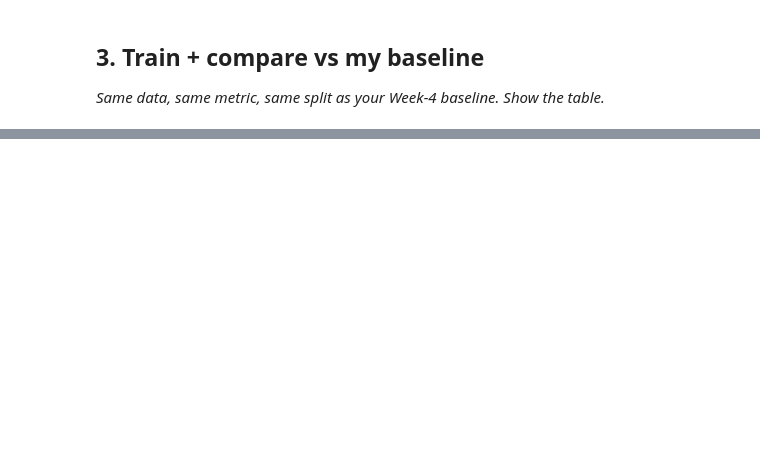
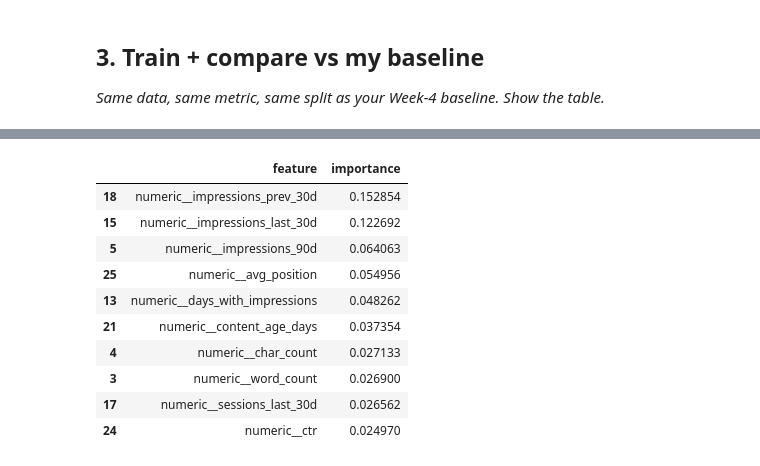
Before and after one commit to Dilip-Git18/flyrank-ml-internship, a Jupyter notebook: work/notebooks/w05_model.ipynb, the cells around one changed output, grey strips where cells are left out. Cells and saved outputs as stored; diff of their text form; code cells hidden in the pictures; blank space fills up the shorter version.

```diff
--- a/work/notebooks/w05_model.ipynb
+++ b/work/notebooks/w05_model.ipynb
@@ -24,0 +481,51 @@ This skeleton is yours to fill. Work the sections **in order** — each one has
+# %%
+# Extract trained Random Forest model
+
+rf = rf_model.named_steps["model"]
+
+
+# Get feature names after preprocessing
+
+feature_names = (
+    rf_model
+    .named_steps["preprocessor"]
+    .get_feature_names_out()
+)
+
+
+# Create importance dataframe
+
+feature_importance = pd.DataFrame(
+    {
+        "feature": feature_names,
+        "importance": rf.feature_importances_
+    }
+)
+
+
+# Sort by importance
+
+feature_importance = (
+    feature_importance
+    .sort_values(
+        by="importance",
+        ascending=False
+    )
+)
+
+
+# Show top 10 features
+
+feature_importance.head(10)
+# %% [output]
+|  | feature | importance |
+| 18 | numeric__impressions_prev_30d | 0.152854 |
+| 15 | numeric__impressions_last_30d | 0.122692 |
+| 5 | numeric__impressions_90d | 0.064063 |
+| 25 | numeric__avg_position | 0.054956 |
+| 13 | numeric__days_with_impressions | 0.048262 |
+| 21 | numeric__content_age_days | 0.037354 |
+| 4 | numeric__char_count | 0.027133 |
+| 3 | numeric__word_count | 0.026900 |
+| 17 | numeric__sessions_last_30d | 0.026562 |
+| 24 | numeric__ctr | 0.024970 |
```
Also changed, not shown: parts of 21 cells of this notebook.
